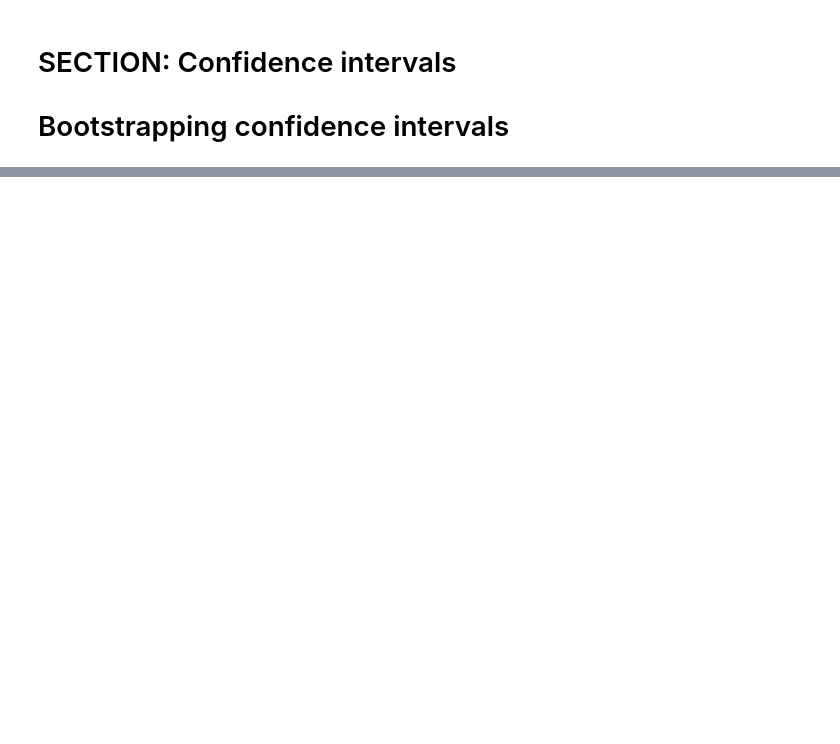
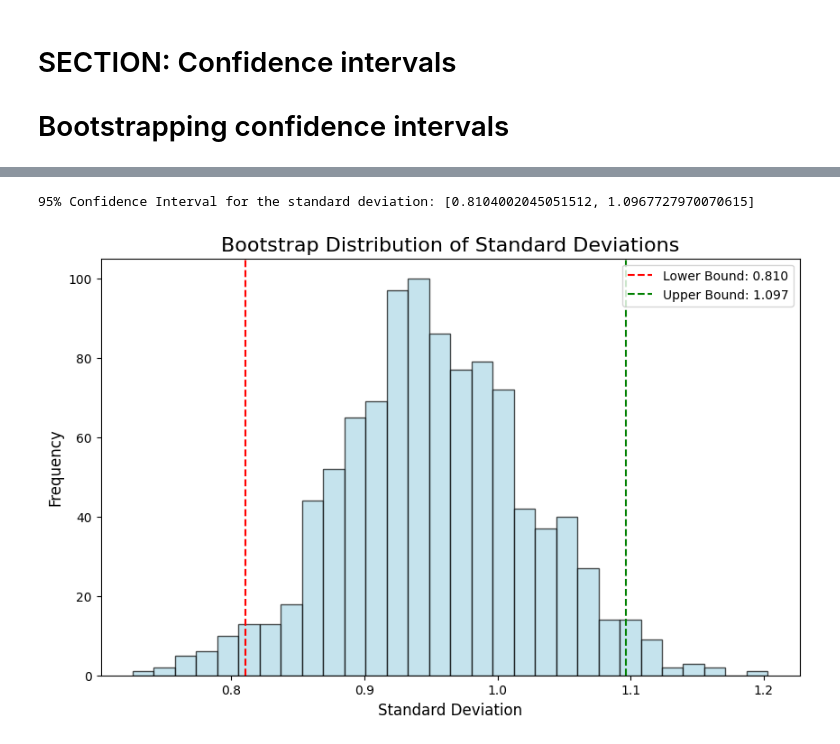
Before and after one commit to SiracencoSerghei/Statistics_and_ML, a Jupyter notebook: 2.7_confidence_intervals/stats_confint_bootstrap.ipynb, the cells around one changed output, grey strips where cells are left out. Saved outputs shown, nothing was run; the diff lists cells and outputs as text; code cells hidden in the pictures; blank space fills up the shorter version.

```diff
--- a/2.7_confidence_intervals/stats_confint_bootstrap.ipynb
+++ b/2.7_confidence_intervals/stats_confint_bootstrap.ipynb
@@ -91,0 +156,53 @@ print('Analytic:  %g - %g'%(confint2[0],confint2[1]))
+# %%
+import numpy as np
+
+# Generate some sample data (replace with your data)
+data = np.random.randn(100)  # Random data
+
+# Number of bootstrap samples
+n_boots = 1000
+
+# Empty list to hold the bootstrapped standard deviations
+boot_std_devs = []
+
+# Bootstrap process
+for i in range(n_boots):
+    # Resample the data with replacement
+    sample = np.random.choice(data, size=len(data), replace=True)
+
+    # Compute the sample standard deviation for the resampled data
+    boot_std_dev = np.std(sample, ddof=1)  # ddof=1 gives sample standard deviation
+    boot_std_devs.append(boot_std_dev)
+
+# Convert the list to a numpy array
+boot_std_devs = np.array(boot_std_devs)
+
+# Sort the bootstrapped standard deviations
+boot_std_devs.sort()
+
+# Calculate the confidence intervals (95%)
+lower_bound = np.percentile(boot_std_devs, 2.5)  # Lower bound (2.5 percentile)
+upper_bound = np.percentile(boot_std_devs, 97.5)  # Upper bound (97.5 percentile)
+
+# Report the results
+print(f"95% Confidence Interval for the standard deviation: [{lower_bound}, {upper_bound}]")
+
+# Plot the bootstrapped standard deviations
+plt.figure(figsize=(10, 6))
+plt.hist(boot_std_devs, bins=30, color='lightblue', edgecolor='black', alpha=0.7)
+
+# Add vertical lines for the confidence intervals
+plt.axvline(lower_bound, color='red', linestyle='--', label=f'Lower Bound: {lower_bound:.3f}')
+plt.axvline(upper_bound, color='green', linestyle='--', label=f'Upper Bound: {upper_bound:.3f}')
+
+# Add labels and title
+plt.title('Bootstrap Distribution of Standard Deviations', fontsize=16)
+plt.xlabel('Standard Deviation', fontsize=12)
+plt.ylabel('Frequency', fontsize=12)
+plt.legend()
+
+# Show the plot
+plt.show()
+# %% [output]
+95% Confidence Interval for the standard deviation: [0.8104002045051512, 1.0967727970070615]
+[figure, added]
```
Also changed, not shown: parts of 6 cells of this notebook.
